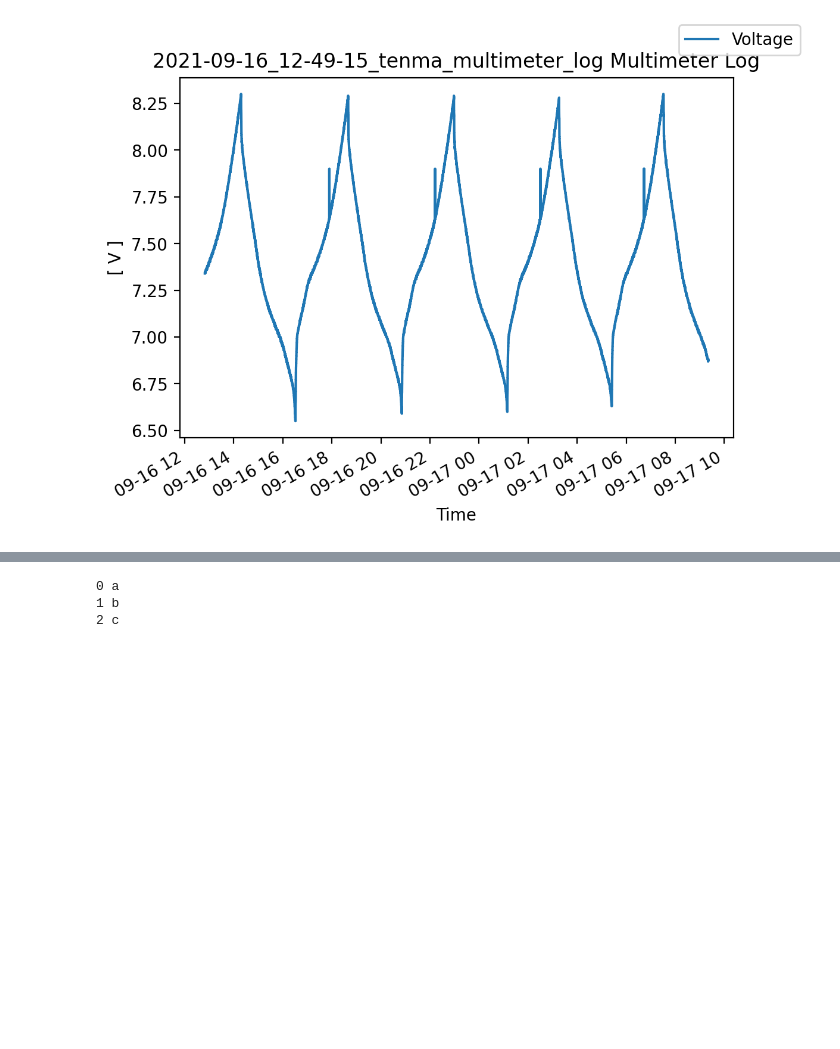
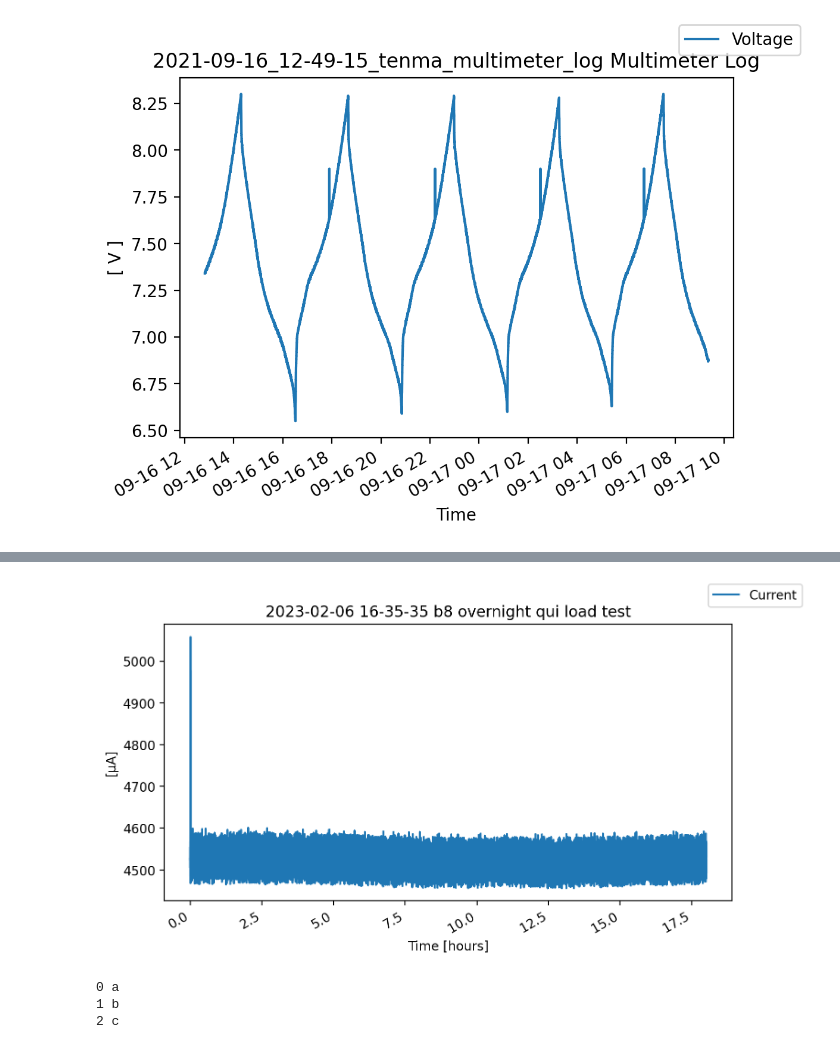
Before and after one commit to magiced/tenma-multimeter-gui, a Jupyter notebook: Tenma log grapher.ipynb, the cells around one changed output, grey strips where cells are left out. Drawn from its saved outputs; the diff is of its cells as text; code cells hidden in the pictures; blank space fills up the shorter version.

Commit message:
updates from testing use. plot log button added, and graphing scripts updated

```diff
--- a/Tenma log grapher.ipynb
+++ b/Tenma log grapher.ipynb
@@ -94,0 +97,94 @@ df['Actual Value'].plot()
+# %%
+%matplotlib inline
+
+import pandas as pd
+import matplotlib.pyplot as plt
+
+import os
+import datetime as dt
+import tkinter as tk
+from tkinter import filedialog
+from pathlib import Path
+import shelve
+import datetime
+
+def get_timestamp_from_string(string):
+    return dt.datetime.fromisoformat(string)
+
+def get_file_open_name_with_tkinter():
+    shelfFile = shelve.open('mydata')
+
+    # try to open saved variables from shelfFile, if the saved variables are not there,
+    # set the last open variable to "/"
+    try:
+        last_open_dir = shelfFile['last_open_dir']
+    except KeyError:
+        last_open_dir = "/"
+
+    root = tk.Tk()
+    root.attributes("-topmost", True)
+    root.withdraw()
+    this_file =  Path(filedialog.askopenfilename(initialdir = last_open_dir,title = "Select file",filetypes = (("CSV files","*.csv"),("Text files","*.txt"),("all files","*.*"))))
+    root.destroy()
+
+    # save the last opened folder to the shelfFile
+    shelfFile['last_open_dir'] = this_file.parent
+    shelfFile.close()
+
+    return this_file
+
+### ========== PROGRAM ========== ###
+
+filename = get_file_open_name_with_tkinter()
+#TODO - if nothing gets picked, or cancel pressed, stop cell
+
+print (f"Opening {filename.name}...")
+
+if ((filename.suffix == ".csv")):
+    df = pd.read_csv(filename, index_col = False)
+else:
+    print("ERROR - This script only works with csv files")
+    print("Quitting...")
+    quit()
+
+print()
+print("==== PLOTTING ====")
+
+# add check to make sure mode is the same all the way through the log
+
+df["datetime"] = df["Time"].apply(get_timestamp_from_string)
+df['elapsed time'] = df["Timestamp"].diff().cumsum()
+
+series_label = df.loc[1,'Mode']
+y_label = f'[{df.loc[1, "Display Unit"]}]'
+
+fig, ax = plt.subplots(dpi=200)
+# fig.set_size_inches(8, 4)
+
+test_time = df['elapsed time'].max()
+
+if (test_time > (2 * 60 * 60)):
+    # test is over 2 hours long
+    # plot time in hours
+    ax.plot(df['elapsed time']/(60*60),df['Display Value'], label=series_label)
+    ax.set_xlabel("Time [hours]")
+elif (test_time > (3 * 60)):
+    # test is over 3 minutes
+    # plot time in minutes
+    ax.plot(df['elapsed time']/(60),df['Display Value'], label=series_label)
+    ax.set_xlabel("Time [mins]")
+else:
+    # plot time in seconds
+    ax.plot(df['elapsed time'],df['Display Value'], label=series_label)
+    ax.set_xlabel("Time [secs]")
+
+
+title = filename.stem.replace("_", " ")
+ax.set_title(title)
+ax.set_ylabel(y_label)
+plt.xticks(rotation=30, ha='right')
+
+fig.legend()
+
+plt.savefig(filename.parent / (filename.stem +  '-GRAPH.png'),dpi=200)
+# %% [output]
@@ -95,3 +194,4 @@ df['Actual Value'].plot()
+[figure, added]
 # %%
 foo = ['a', 'b', 'c']
 
```
Also changed, not shown: parts of 2 cells of this notebook, 4 other files.
